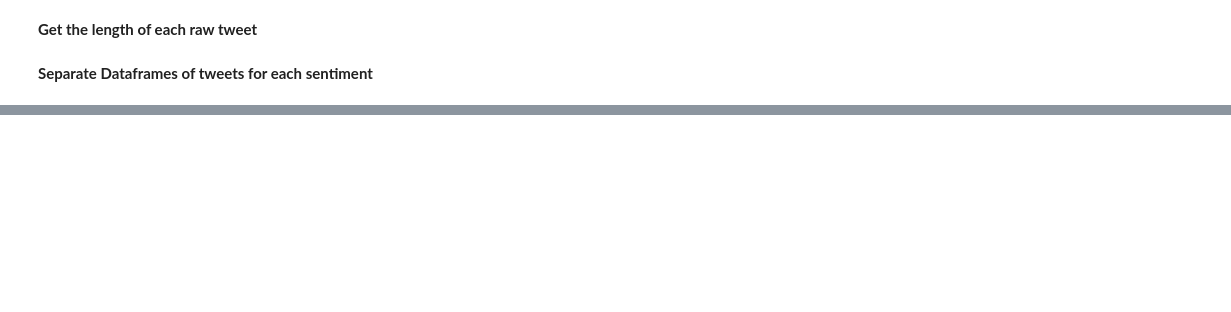
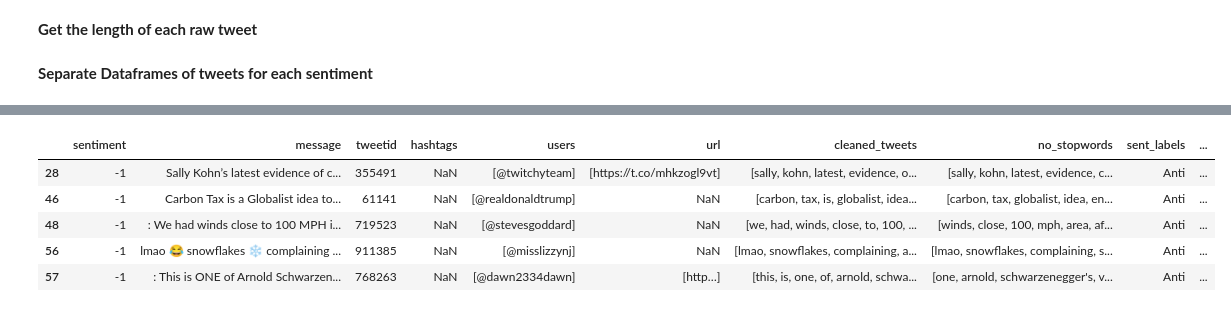
Before and after one commit to marth418/classification-predict-streamlit-template, a Jupyter notebook: Starter_notebook.ipynb, the cells around one changed output, grey strips where cells are left out. Saved outputs shown, nothing was run; the diff lists cells and outputs as text; code cells hidden in the pictures; blank space fills up the shorter version.

```diff
--- a/Starter_notebook.ipynb
+++ b/Starter_notebook.ipynb
@@ -543,6 +566,13 @@ pro_df.head()
 # %%
 # DtataFrame for anti tweets
-anti_df = train[train['sentiment'] == -1]
+anti_df = train_df[train_df['sentiment'] == -1]
 anti_df.head()
+# %% [output]
+|  | sentiment | message | tweetid | hashtags | users | url | cleaned_tweets | no_stopwords | sent_labels | ... |
+| 28 | -1 | Sally Kohn’s latest evidence of c... | 355491 | NaN | [@twitchyteam] | [https://t.co/mhkzogl9vt] | [sally, kohn, latest, evidence, o... | [sally, kohn, latest, evidence, c... | Anti | ... |
+| 46 | -1 | Carbon Tax is a Globalist idea to... | 61141 | NaN | [@realdonaldtrump] | NaN | [carbon, tax, is, globalist, idea... | [carbon, tax, globalist, idea, en... | Anti | ... |
+| 48 | -1 | : We had winds close to 100 MPH i... | 719523 | NaN | [@stevesgoddard] | NaN | [we, had, winds, close, to, 100, ... | [winds, close, 100, mph, area, af... | Anti | ... |
+| 56 | -1 | lmao 😂 snowflakes ❄️ complaining ... | 911385 | NaN | [@misslizzynj] | NaN | [lmao, snowflakes, complaining, a... | [lmao, snowflakes, complaining, s... | Anti | ... |
+| 57 | -1 | : This is ONE of Arnold Schwarzen... | 768263 | NaN | [@dawn2334dawn] | [http…] | [this, is, one, of, arnold, schwa... | [one, arnold, schwarzenegger's, v... | Anti | ... |
 # %%
 # Dataframe for news tweets
```
Also changed, not shown: parts of 97 cells of this notebook.
